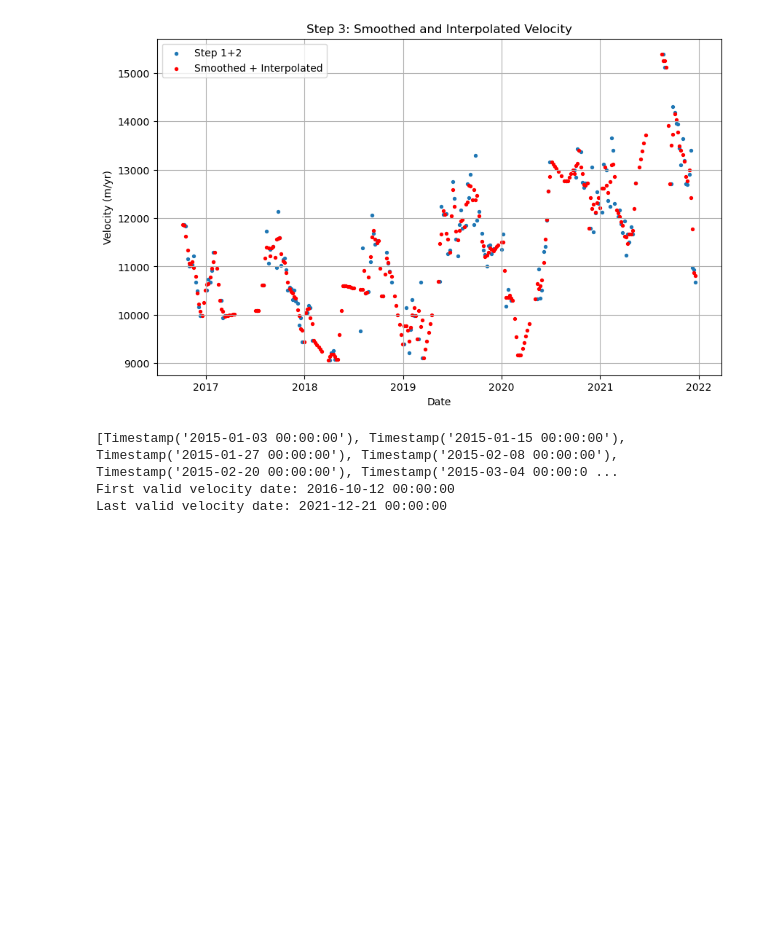
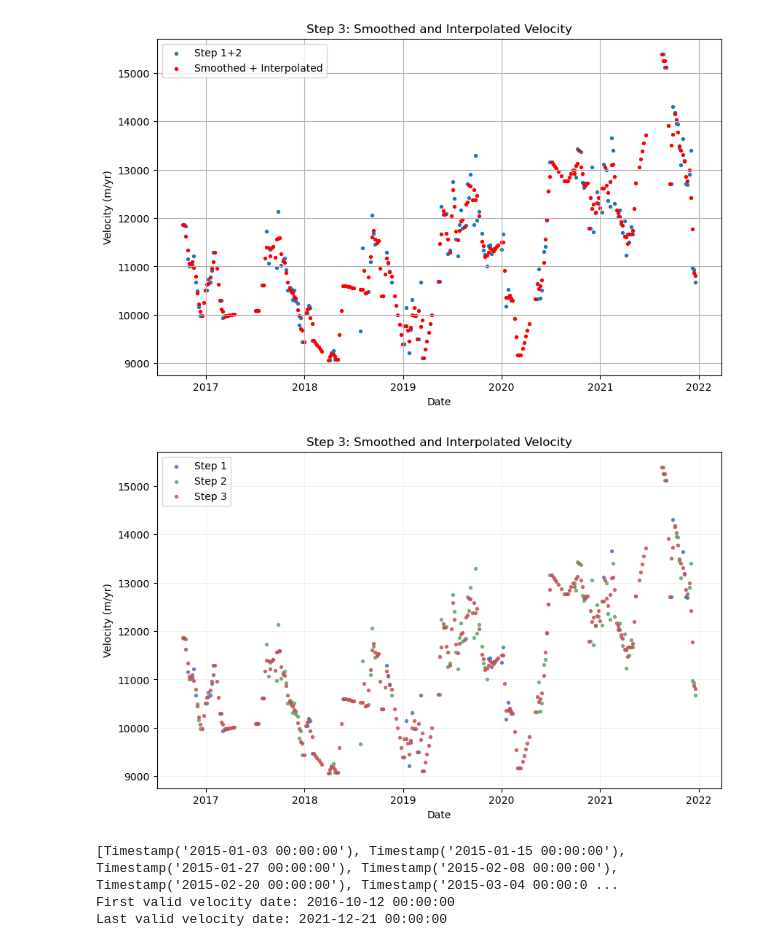
Before and after one commit to sofiasuhinin/Jakobshavn-Isbrae-CalvingStatistics, a Jupyter notebook: calvingseries.ipynb, the cells around one changed output. Drawn from its saved outputs; the diff is of its cells as text; code cells hidden in the pictures; blank space fills up the shorter version.

```diff
--- a/calvingseries.ipynb
+++ b/calvingseries.ipynb
@@ -30,9 +30,9 @@ panel.extension()
 # %%
 #paths
 centreline_path = "/Users/sofiasuhinin/Desktop/GrIS_Calving/flowlines/jacobshavn_centreline_ss.shp"
-terminus_path = "/Users/sofiasuhinin/Desktop/GrIS_Calving/Jakobshavn-Isbrae-CalvingStatistics/data/MEaSUREs_0781/collated/JakbobshavnIsbraeTerminus.shp"
-velocity_path = "/Users/sofiasuhinin/Desktop/GrIS_Calving/Jakobshavn-Isbrae-CalvingStatistics/data/MEaSUREs_0766/JakobshavnIsbraeVelocitySeriesNew.nc"
-centreline_maqit_path = "/Users/sofiasuhinin/Desktop/GrIS_Calving/Jakobshavn-Isbrae-CalvingStatistics/centreline1.csv"
+terminus_path = "/Users/sofiasuhinin/Desktop/GrIS_Calving/data/MEaSUREs_0781/collated/JakbobshavnIsbraeTerminus.shp"
+velocity_path = "/Users/sofiasuhinin/Desktop/GrIS_Calving/data/MEaSUREs_0766/JakobshavnIsbraeVelocitySeriesNew.nc"
+centreline_maqit_path = "/Users/sofiasuhinin/Desktop/GrIS_Calving/centreline1.csv"
 
 #read in velocity
 velocity = xr.open_dataset(velocity_path)
@@ -520,6 +520,20 @@ plt.title("Step 3: Smoothed and Interpolated Velocity")
 plt.show()
 # %% [output]
 [figure]
+# %%
+# Step 1, 2 and 3
+plt.figure(figsize=(10,6))
+plt.scatter(terminus["Date"], terminus["vel_at_intersection"], s=8, alpha = 0.8, color="#4C72B0", label="Step 1")
+plt.scatter(terminus["Date"], terminus["vel_nearest_centreline"], s=8, alpha = 0.8,  color="#55A868", label="Step 2")
+plt.scatter(terminus["Date"], terminus["vel_inter"], s=8, alpha = 0.8,  color="#C44E52", label="Step 3")
+plt.legend()
+plt.grid(True, alpha=0.2, linewidth=0.6)
+plt.xlabel("Date")
+plt.ylabel("Velocity (m/yr)")
+plt.title("Step 3: Smoothed and Interpolated Velocity")
+plt.show()
+# %% [output]
+[figure, added]
 # %%
 nan_dates = terminus.loc[terminus["vel_inter"].isna(), "Date"].tolist()
 print(nan_dates)
```
Also changed, not shown: parts of 1 cell of this notebook, 6 other files.
